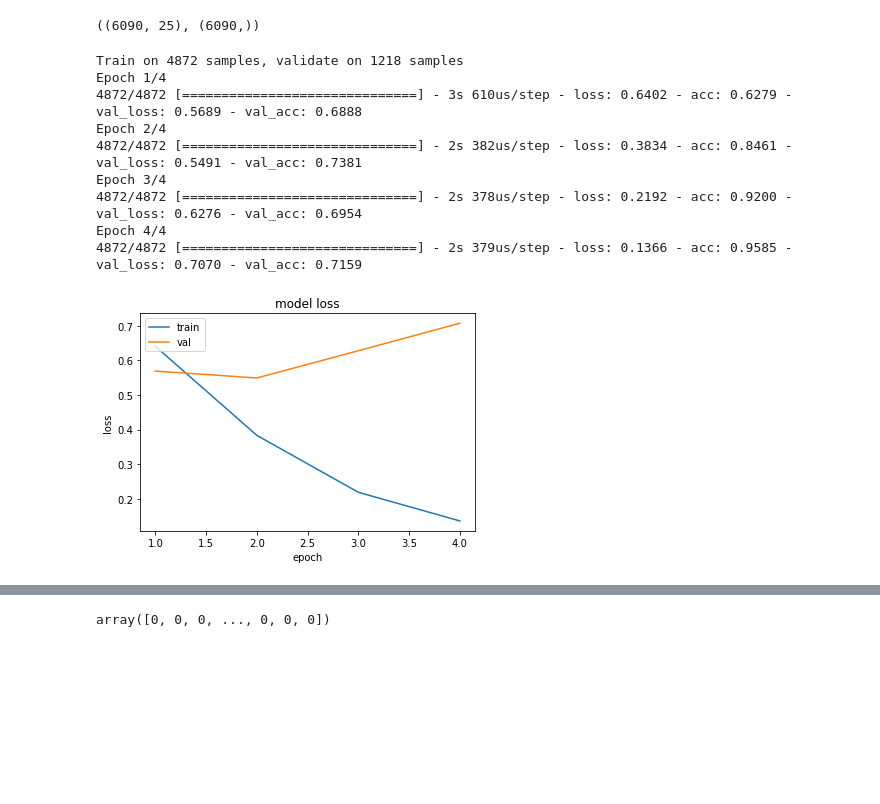
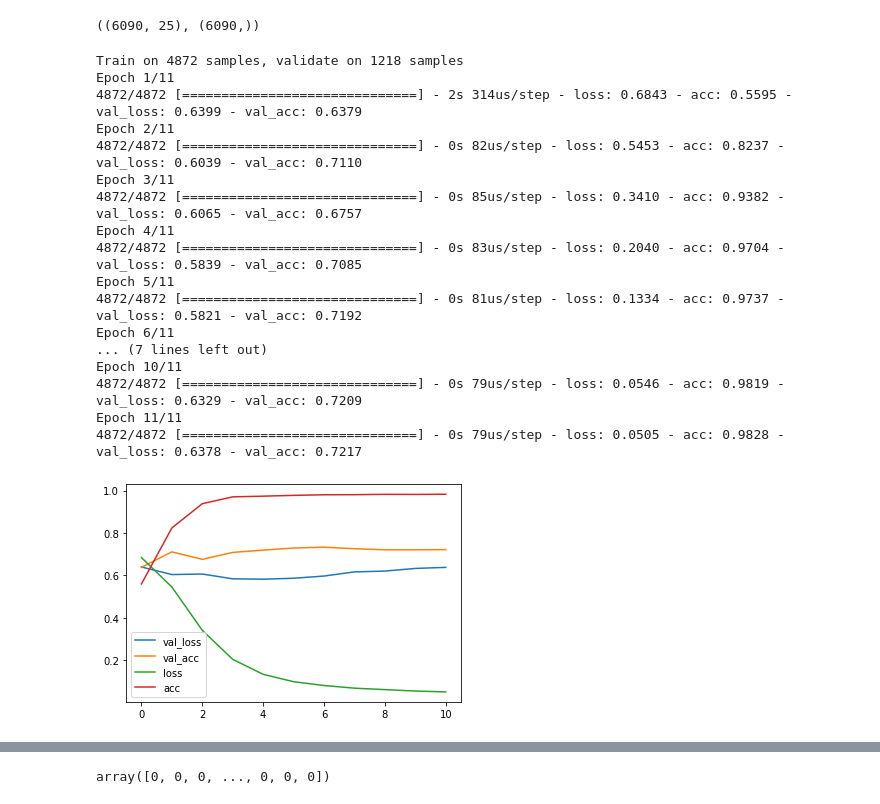
Before and after one commit to reejungkim/Natural-Language-Processing, a Jupyter notebook: Real or Not? NLP with Disaster Tweets.ipynb, the cells around one changed output, grey strips where cells are left out. Drawn from its saved outputs; the diff is of its cells as text; code cells hidden in the pictures; blank space fills up the shorter version.

Commit message:
Edit model optimizer, epoch size, and batch size. rasised acc to 76%

```diff
--- a/Real or Not? NLP with Disaster Tweets.ipynb
+++ b/Real or Not? NLP with Disaster Tweets.ipynb
@@ -292,38 +292,42 @@ np.array(X_train).shape, np.array(y_train).shape
 # %%
 model = Sequential()
 model.add(Embedding(vocab_size, 40))
-model.add(SimpleRNN(40)) # RNN layers
+model.add(SimpleRNN(50)) # RNN layers
 model.add(Dense(1, activation='sigmoid'))
 
-model.compile(optimizer='rmsprop',
+model.compile(optimizer='adagrad',
               loss='binary_crossentropy',
               metrics=['acc'])
 # %%
 history = model.fit(X_train, np.array(y_train),
-                    epochs=4,
-                    batch_size=50,
+                    epochs=11,
+                    batch_size=1000,
                     validation_split=0.2)
 # %% [output]
 Train on 4872 samples, validate on 1218 samples
-Epoch 1/4
-4872/4872 [==============================] - 3s 610us/step - loss: 0.6402 - acc: 0.6279 - val_loss: 0.5689 - val_acc: 0.6888
-Epoch 2/4
-4872/4872 [==============================] - 2s 382us/step - loss: 0.3834 - acc: 0.8461 - val_loss: 0.5491 - val_acc: 0.7381
-Epoch 3/4
-4872/4872 [==============================] - 2s 378us/step - loss: 0.2192 - acc: 0.9200 - val_loss: 0.6276 - val_acc: 0.6954
-Epoch 4/4
-4872/4872 [==============================] - 2s 379us/step - loss: 0.1366 - acc: 0.9585 - val_loss: 0.7070 - val_acc: 0.7159
+Epoch 1/11
+4872/4872 [==============================] - 2s 314us/step - loss: 0.6843 - acc: 0.5595 - val_loss: 0.6399 - val_acc: 0.6379
+Epoch 2/11
+4872/4872 [==============================] - 0s 82us/step - loss: 0.5453 - acc: 0.8237 - val_loss: 0.6039 - val_acc: 0.7110
+Epoch 3/11
+4872/4872 [==============================] - 0s 85us/step - loss: 0.3410 - acc: 0.9382 - val_loss: 0.6065 - val_acc: 0.6757
+Epoch 4/11
+4872/4872 [==============================] - 0s 83us/step - loss: 0.2040 - acc: 0.9704 - val_loss: 0.5839 - val_acc: 0.7085
+Epoch 5/11
+4872/4872 [==============================] - 0s 81us/step - loss: 0.1334 - acc: 0.9737 - val_loss: 0.5821 - val_acc: 0.7192
+Epoch 6/11
+... (7 lines left out)
+Epoch 10/11
+4872/4872 [==============================] - 0s 79us/step - loss: 0.0546 - acc: 0.9819 - val_loss: 0.6329 - val_acc: 0.7209
+Epoch 11/11
+4872/4872 [==============================] - 0s 79us/step - loss: 0.0505 - acc: 0.9828 - val_loss: 0.6378 - val_acc: 0.7217
-# %%
-epochs = range(1, len(history.history['acc']) + 1)
-plt.plot(epochs, history.history['loss'])
-plt.plot(epochs, history.history['val_loss'])
-plt.title('model loss')
-plt.ylabel('loss')
-plt.xlabel('epoch')
-plt.legend(['train', 'val'], loc='upper left')
-plt.show()
-# %% [output]
-[figure, removed]
+# %%
+for name, value in history.history.items():
+    plt.plot(value, label=name)
+plt.legend()
+plt.show()
+# %% [output]
+[figure, added]
 # %%
 model.evaluate(X_test, np.array(y_test))
 # %% [output]
```
Also changed, not shown: parts of 3 cells of this notebook.
